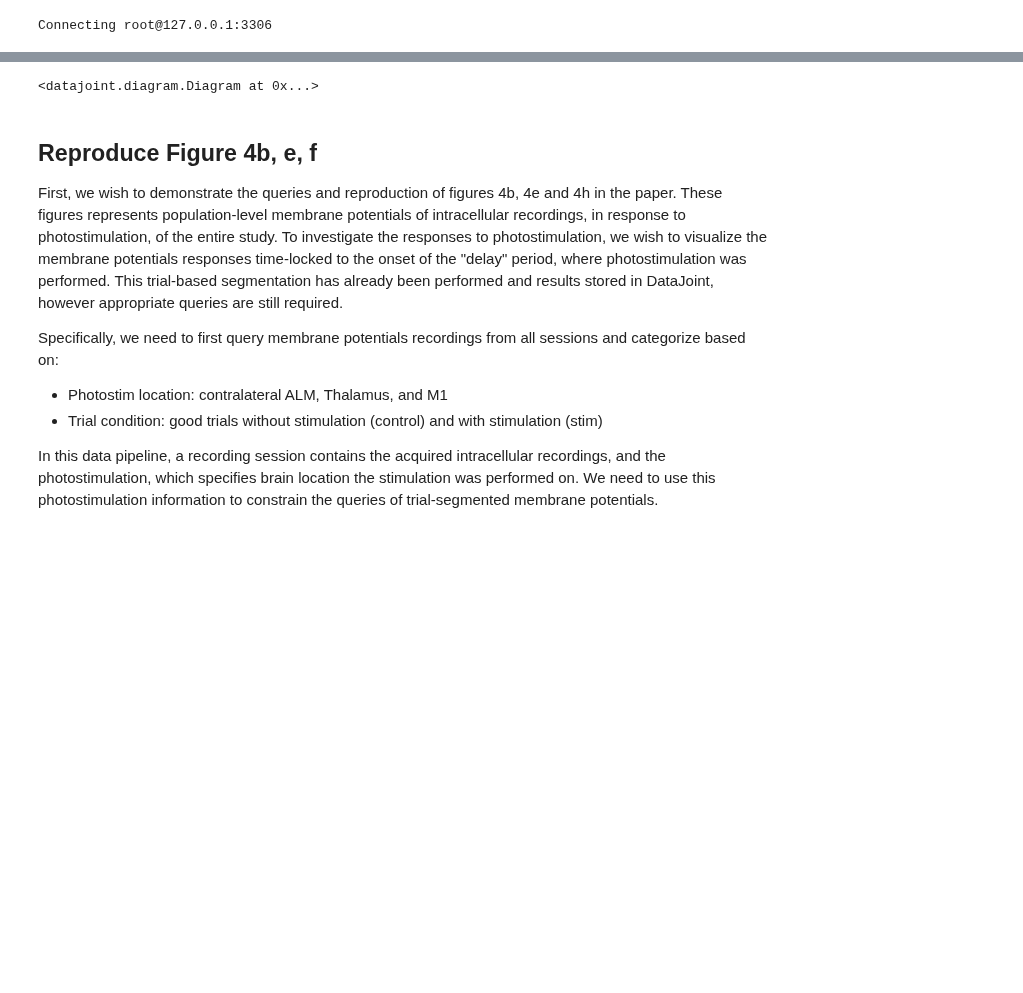
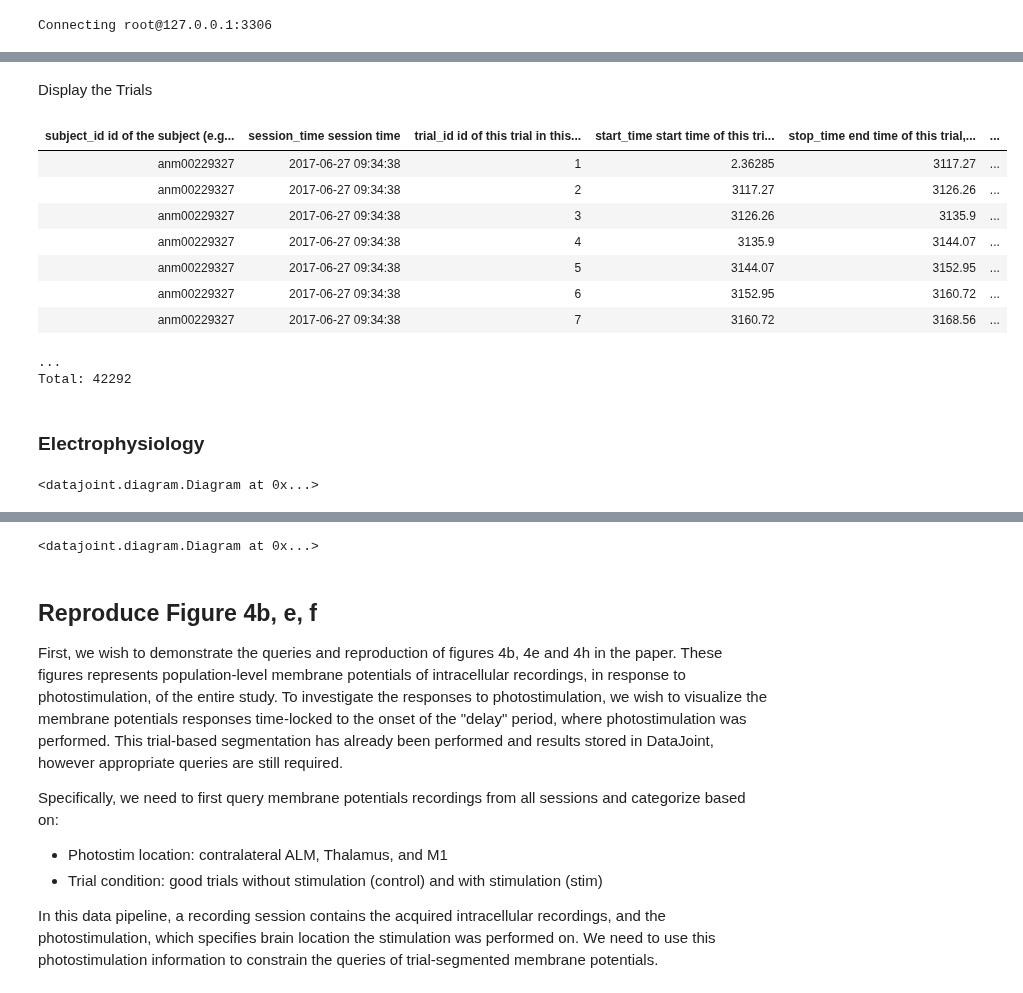
Before and after one commit to datajoint-company/DJ-NWB-Guo-Inagaki-2017, a Jupyter notebook: notebooks/guo-inagaki-2017_DataJoint_example.ipynb, the cells around one changed output, grey strips where cells are left out. Drawn from its saved outputs; the diff is of its cells as text; code cells hidden in the pictures; blank space fills up the shorter version.

```diff
--- a/notebooks/guo-inagaki-2017_DataJoint_example.ipynb
+++ b/notebooks/guo-inagaki-2017_DataJoint_example.ipynb
@@ -29,0 +81,21 @@ Connecting root@127.0.0.1:3306
+# %% [markdown]
+Display the Trials
+# %%
+acquisition.TrialSet.Trial()
+# %% [output]
+| subject_id id of the subject (e.g... | session_time session time | trial_id id of this trial in this... | start_time start time of this tri... | stop_time end time of this trial,... | ... |
+| anm00229327 | 2017-06-27 09:34:38 | 1 | 2.36285 | 3117.27 | ... |
+| anm00229327 | 2017-06-27 09:34:38 | 2 | 3117.27 | 3126.26 | ... |
+| anm00229327 | 2017-06-27 09:34:38 | 3 | 3126.26 | 3135.9 | ... |
+| anm00229327 | 2017-06-27 09:34:38 | 4 | 3135.9 | 3144.07 | ... |
+| anm00229327 | 2017-06-27 09:34:38 | 5 | 3144.07 | 3152.95 | ... |
+| anm00229327 | 2017-06-27 09:34:38 | 6 | 3152.95 | 3160.72 | ... |
+| anm00229327 | 2017-06-27 09:34:38 | 7 | 3160.72 | 3168.56 | ... |
+...
+Total: 42292
+# %% [markdown]
+### Electrophysiology
+# %%
+(dj.Diagram(extracellular) - 1) + (dj.Diagram(intracellular) - 1)
+# %% [output]
+<datajoint.diagram.Diagram at 0x...>
```
Also changed, not shown: parts of 34 cells of this notebook, 2 other files.
